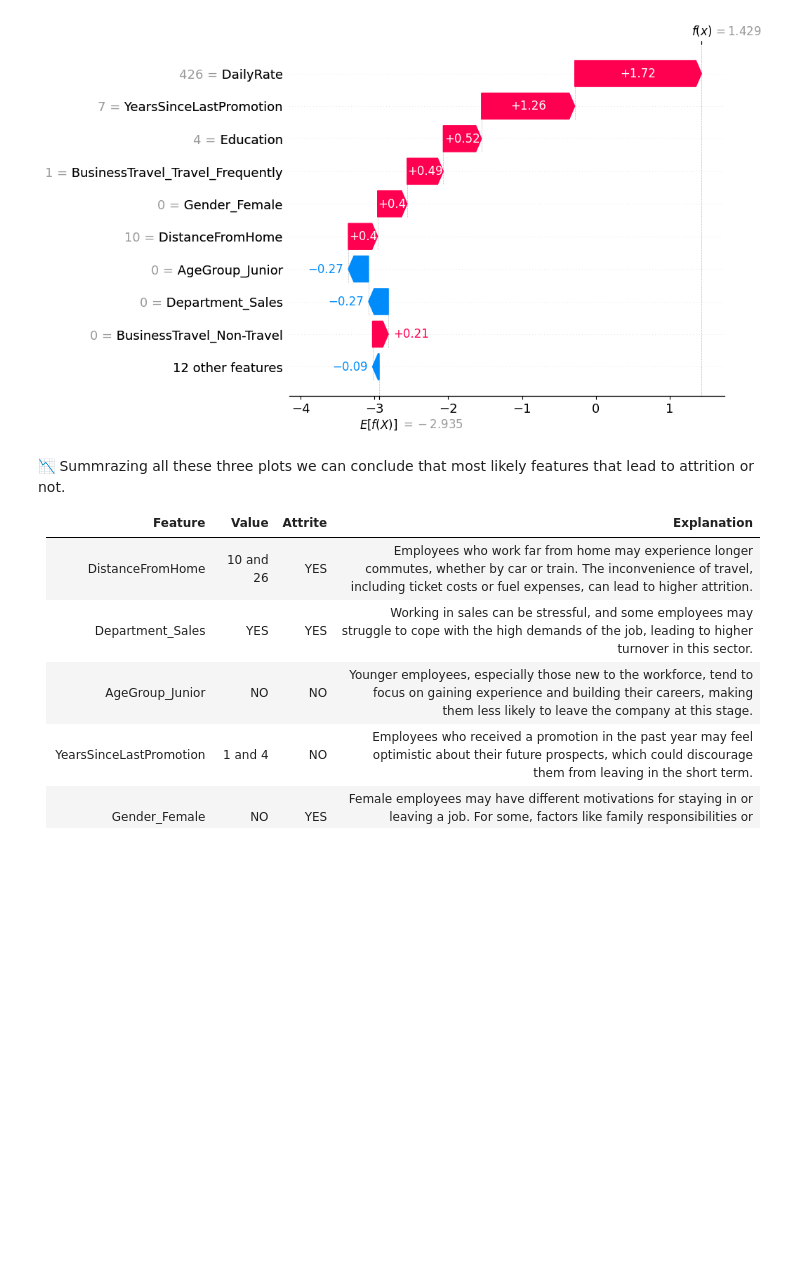
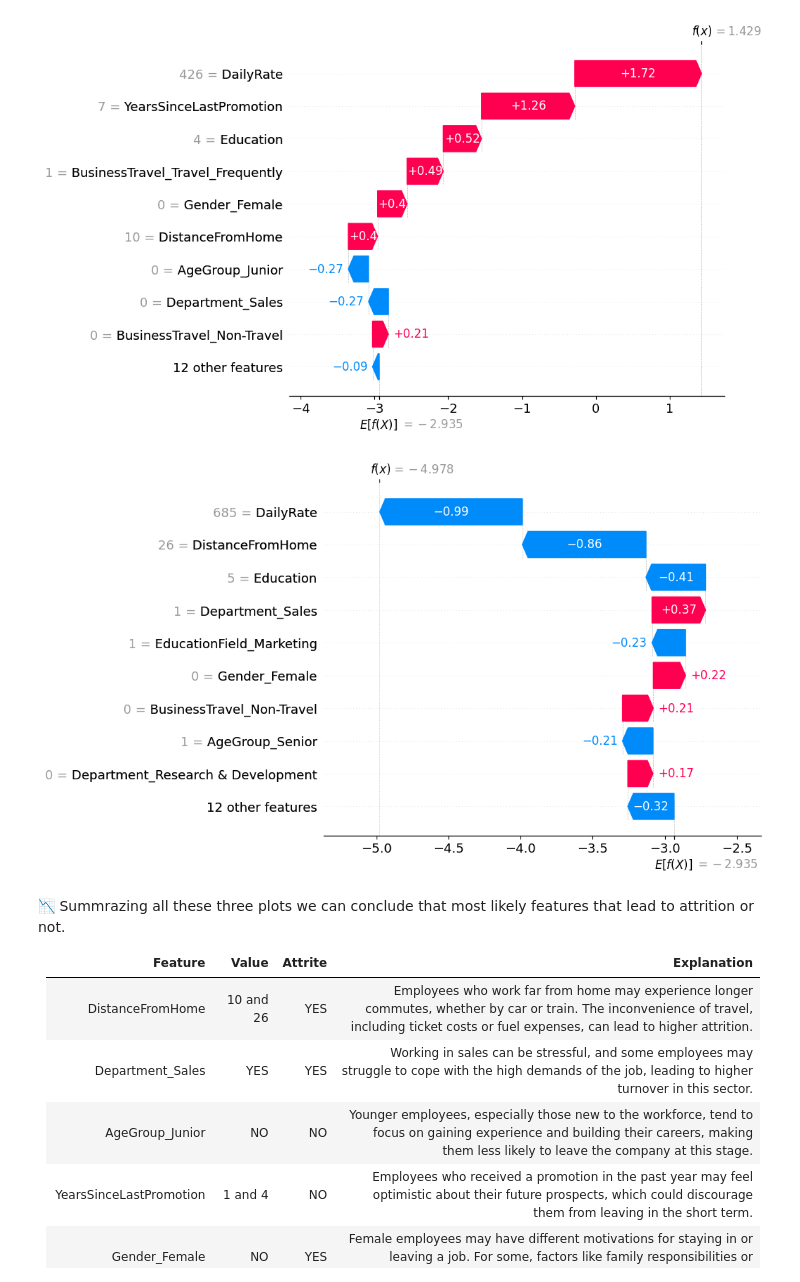
Before and after one commit to chihab4real/Explanation-Comparisons, a Jupyter notebook: EmployeeMainWithPrototypes.ipynb, the cells around one changed output. Saved outputs shown, nothing was run; the diff lists cells and outputs as text; code cells hidden in the pictures; blank space fills up the shorter version.

```diff
--- a/EmployeeMainWithPrototypes.ipynb
+++ b/EmployeeMainWithPrototypes.ipynb
@@ -254,6 +254,10 @@ shap.waterfall_plot(shap_values[rows_to_check[1]])
 shap.waterfall_plot(shap_values[rows_to_check[2]])
 # %% [output]
 [figure]
+# %%
+shap.waterfall_plot(shap_values[25])
+# %% [output]
+[figure, added]
 # %% [markdown]
 📉 Summrazing all these three plots we can conclude that most likely features that lead to attrition or not.
 
```
Also changed, not shown: 2 other files.
